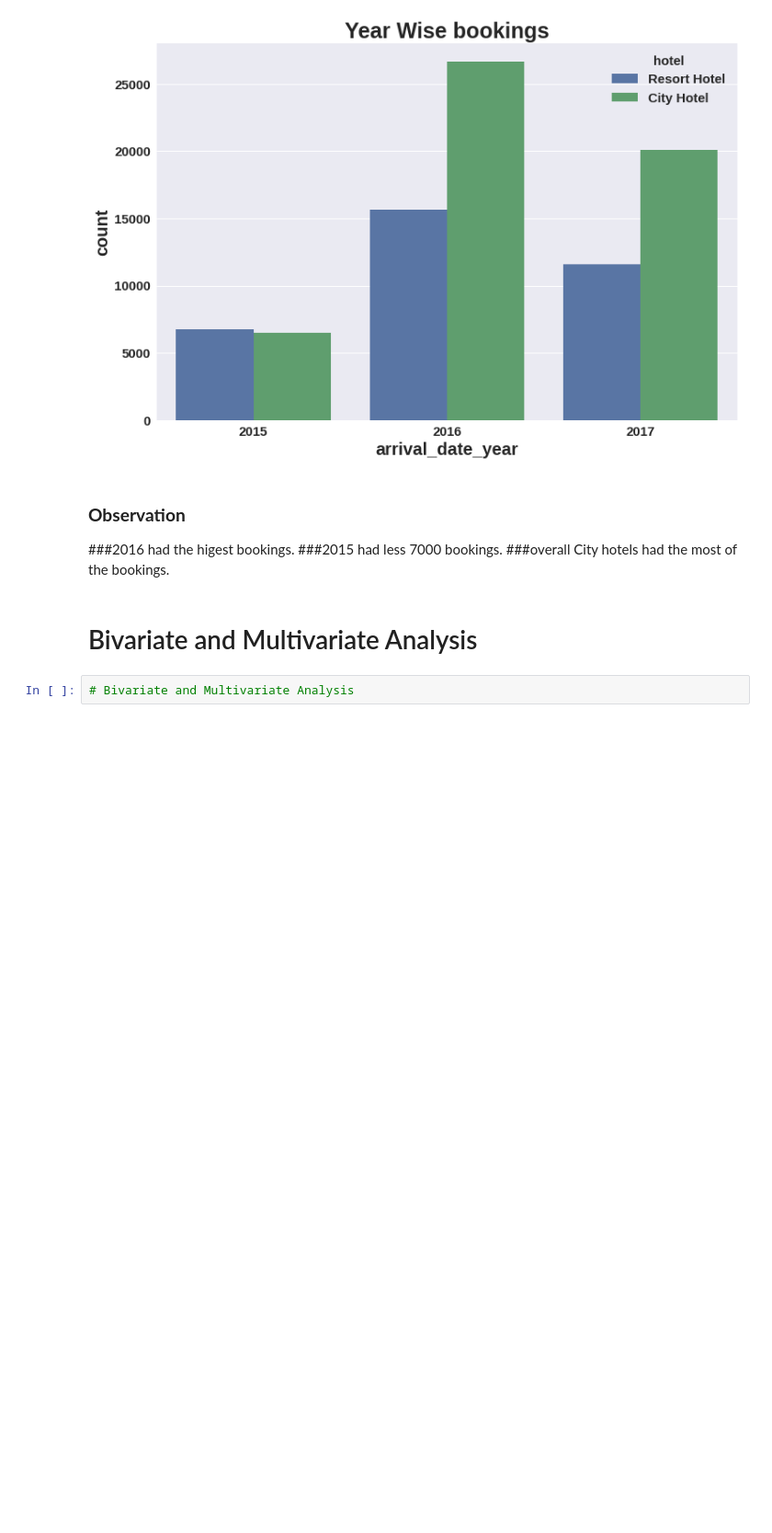
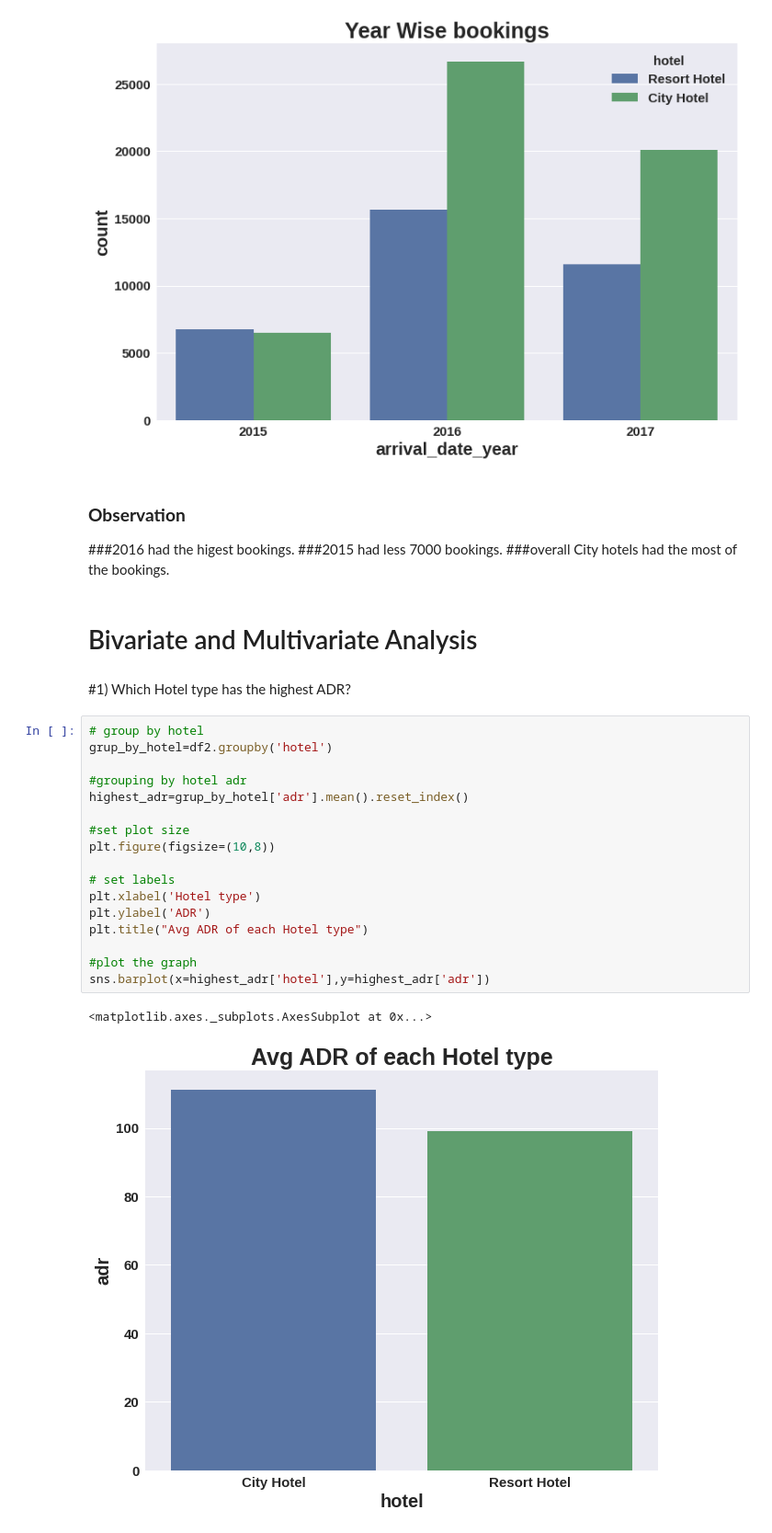
Before and after one commit to Harshalkumar96/EDA_Hotel_Booking_Analysis_-Capstone_Project-, a Jupyter notebook: Hotel_Booking_Analysis_Capstone_Project.ipynb, the cells around one changed output. Shown at 92% size. Drawn from its saved outputs; the diff is of its cells as text; blank space fills up the shorter version.

```diff
--- a/Hotel_Booking_Analysis_Capstone_Project.ipynb
+++ b/Hotel_Booking_Analysis_Capstone_Project.ipynb
@@ -541,5 +541,25 @@ Text(0.5, 1.0, 'Year Wise bookings')
 ###overall City hotels had the most of the bookings.
 # %% [markdown]
 # Bivariate and Multivariate Analysis
-# %%
-# Bivariate and Multivariate Analysis
+# %% [markdown]
+#1) Which Hotel type has  the highest ADR?
+# %%
+# group by hotel
+grup_by_hotel=df2.groupby('hotel')
+
+#grouping by hotel adr
+highest_adr=grup_by_hotel['adr'].mean().reset_index()
+
+#set plot size
+plt.figure(figsize=(10,8))
+
+# set labels
+plt.xlabel('Hotel type')
+plt.ylabel('ADR')
+plt.title("Avg ADR of each Hotel type")
+
+#plot the graph
+sns.barplot(x=highest_adr['hotel'],y=highest_adr['adr'])
+# %% [output]
+<matplotlib.axes._subplots.AxesSubplot at 0x...>
+[figure, added]
```
Also changed, not shown: parts of 18 cells of this notebook.
